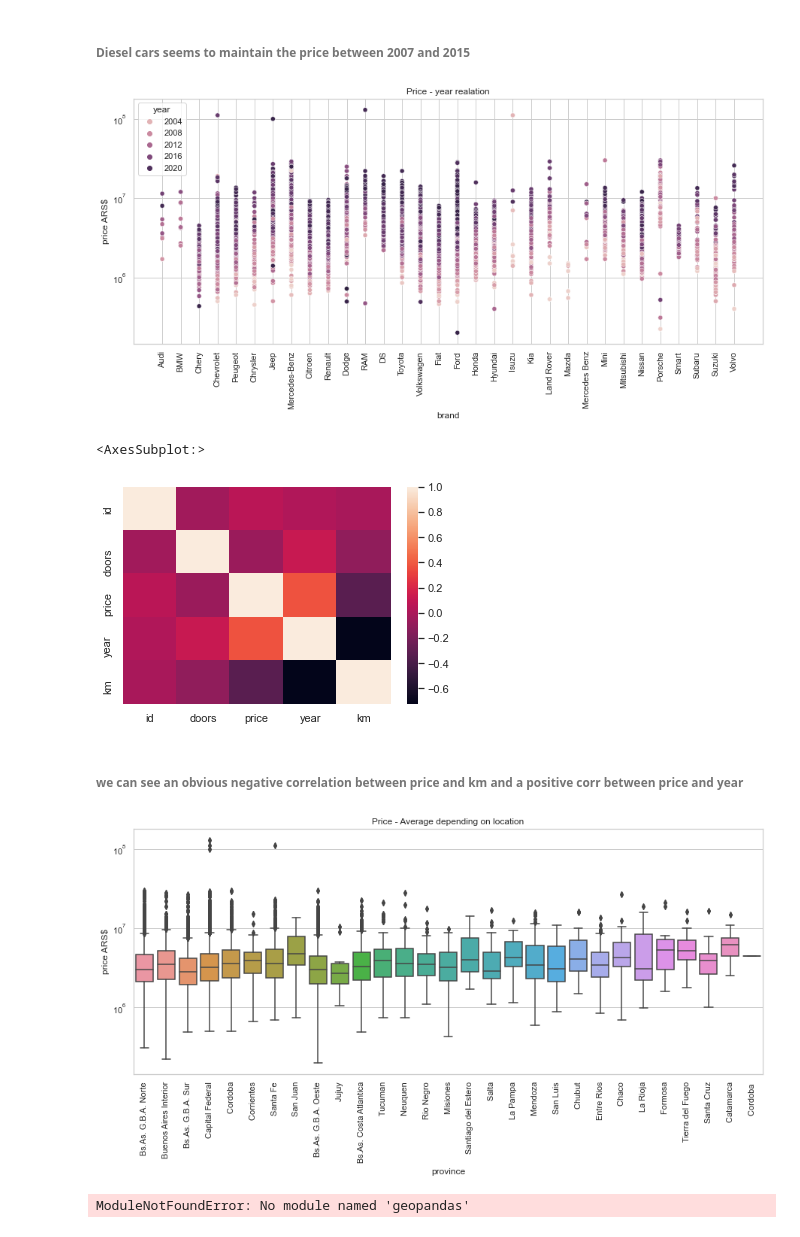
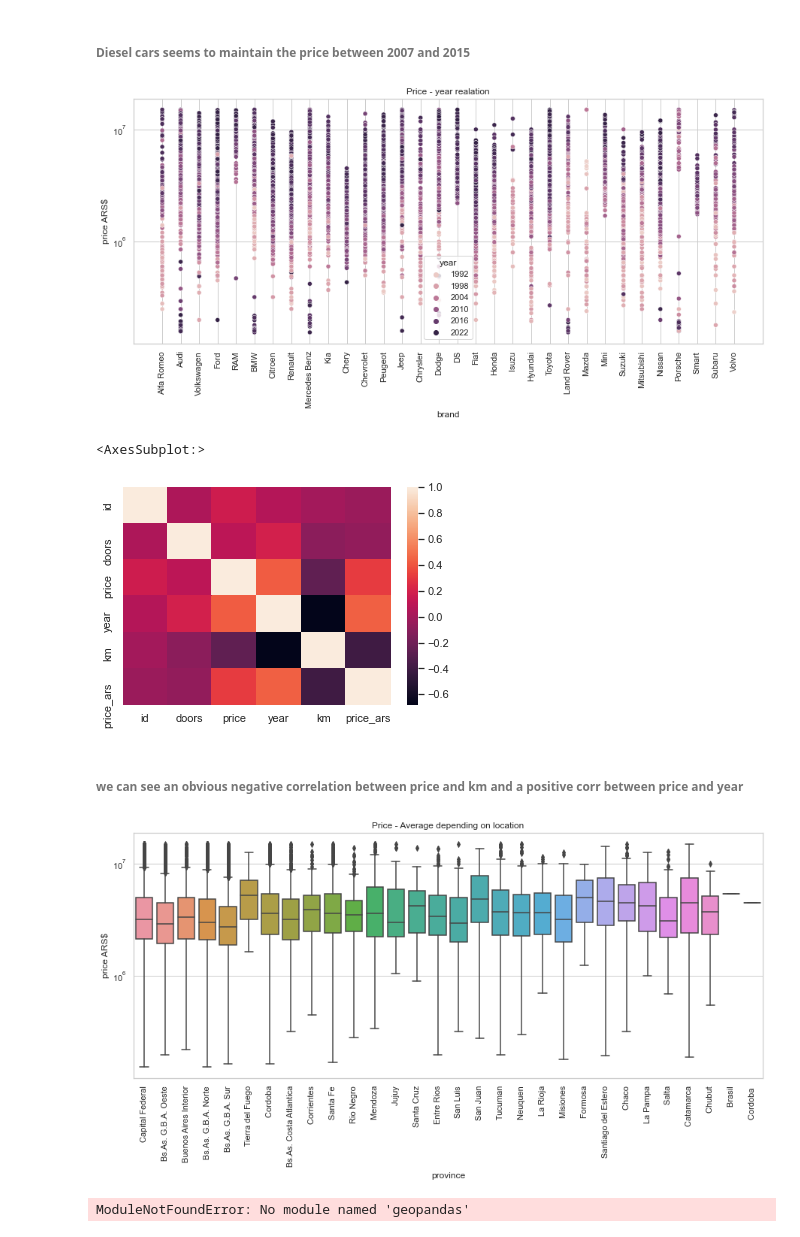
Before and after one commit to jotaefe0/Data-Science-Project, a Jupyter notebook: Notebooks/Data Analisys.ipynb, the cells around one changed output. Drawn from its saved outputs; the diff is of its cells as text; code cells hidden in the pictures.

```diff
--- a/Notebooks/Data Analisys.ipynb
+++ b/Notebooks/Data Analisys.ipynb
@@ -9,7 +9,7 @@ import numpy as np
 import seaborn as sns
 import matplotlib.pylab as plt
 # %%
-cars_data = pd.read_csv('tosqldb.csv')
+cars_data = pd.read_csv('tosqldb_f.csv')
 # %%
 cars_data.shape
 # %% [output]
@@ -64,5 +64,4 @@ cars_data = cars_data.drop(cars_data[cars_data["km"]>700000].index)
 #cars_data = cars_data.drop(cars_data[(cars_data["price"]>150000) & (cars_data["price"]<400000) & (cars_data["year"]>2010)].index)
 # %%
 cars_data['currency'] = 'ARS'
-cars_data['currency'][(cars_data["price"] < 200000)] = 'USD'
-cars_data = cars_data[cars_data['year']>2000] #this is explained at the GRAPH section
+cars_data.loc[cars_data['currency'][(cars_data["price"] < 200000)].index,'currency'] = 'USD'
@@ -173,0 +163,3 @@ cars_data
+# %%
+cars_data["brand"] = cars_data["brand"].str.replace("-"," ",regex=False)
+cars_data.groupby('brand').size()
@@ -174,2 +186,6 @@ cars_data
+# %%
+cars_data_all = cars_data.copy()
+cars_data = cars_data[cars_data['year']>1990] #this is explained at the GRAPH section
+cars_data.to_csv('carsdata_preprocessed.csv')
 # %%
 cars_data['colour'].value_counts()[:10] #We get the 10 most common colours
@@ -312,28 +340,28 @@ plt.yscale('log')
 
 plt.figure(figsize=(15,6))
 plt.title("Price - year realation")
-sns.scatterplot(data=cars_data, x='brand', y='price',hue='year')
+sns.scatterplot(data=cars_data, x='brand', y='price_ars',hue='year')
 plt.xticks(rotation=90)
 plt.ylabel("price ARS$")
 plt.yscale('log')
 # %% [output]
-[figure, old version]
+[figure, new version]
 # %%
 sns.heatmap(cars_data.corr())
 # %% [output]
 <AxesSubplot:>
-[figure, old version]
+[figure, new version]
 # %% [markdown]
 ###### we can see an obvious negative correlation between price and km and a positive corr between price and year
 # %%
 plt.figure(figsize=(15,6))
 plt.title("Price - Average depending on location")
-sns.boxplot(data=cars_data, x='province', y='price')
+sns.boxplot(data=cars_data, x='province', y='price_ars')
 plt.xticks(rotation=90)
 plt.ylabel("price ARS$")
 plt.yscale('log')
 # %% [output]
-[figure, old version]
+[figure, new version]
 # %%
 import geopandas as gpd
 map_gdf = gdp.read_file("linea_de_limite.json")
```
Also changed, not shown: parts of 35 cells of this notebook, 1 other file.
